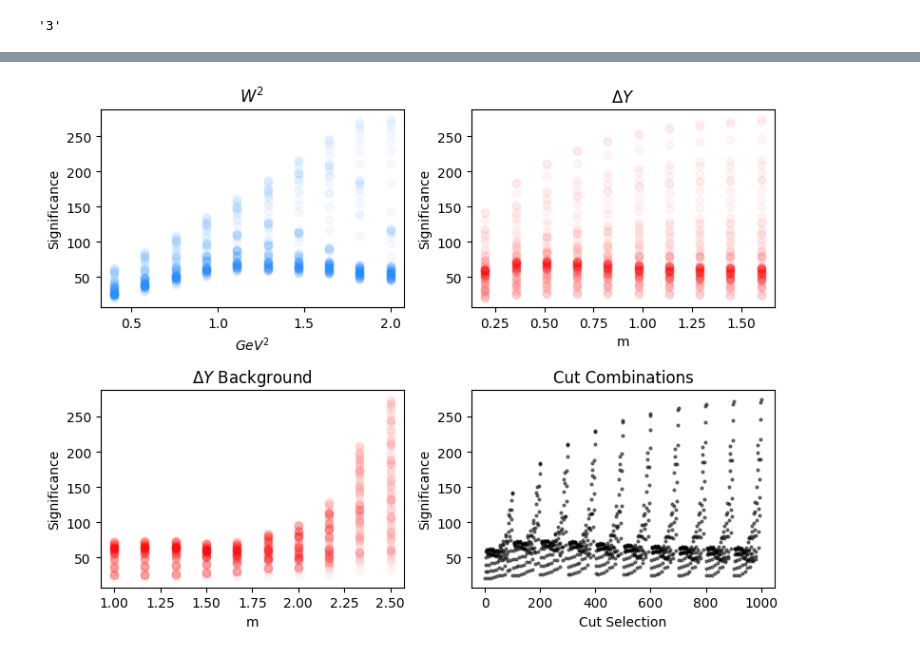
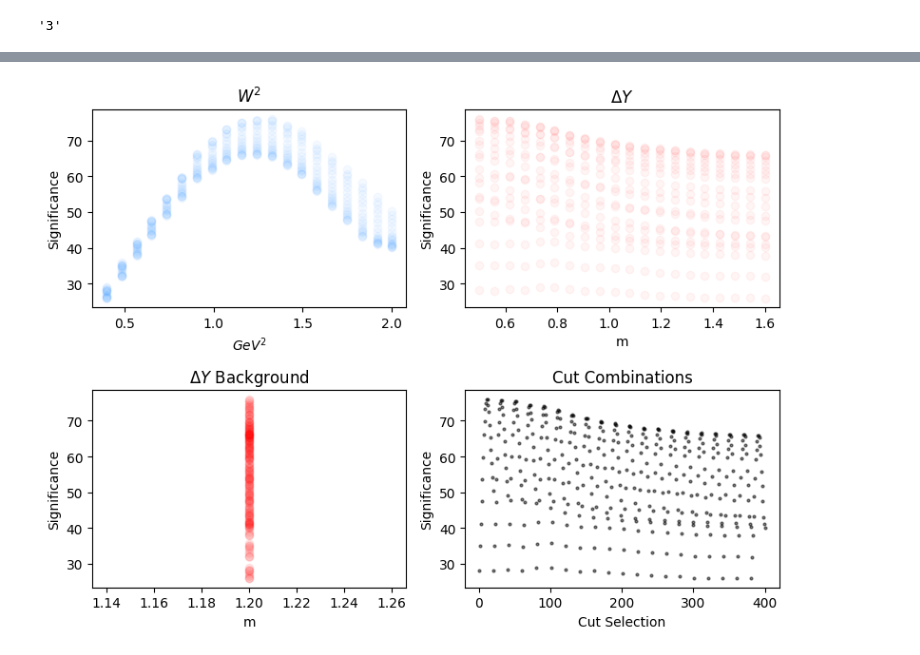
Before and after one commit to hp4xz/GEnAnalysis, a Jupyter notebook: analysis/cutselection.ipynb, the cells around one changed output, grey strips where cells are left out. Saved outputs shown, nothing was run; the diff lists cells and outputs as text; code cells hidden in the pictures.

```diff
--- a/analysis/cutselection.ipynb
+++ b/analysis/cutselection.ipynb
@@ -630,17 +655,16 @@ coinmax=CONFIG.Function_JSON("coinmax",f"../config/cuts{config}.cfg")
 
 
 
-granularity=10 # number of values for each cut
+granularity=20 # number of values for each cut
 
-dxtop=1
-
+dxtop=1.5
 dytop=1.6
 dybgtop=2.5
 w2top=2
 
 
-dxstart=.2
-dystart=.2
+dxstart=.4
+dystart=.5
 dybgstart=1
 w2start=.4
 
@@ -649,13 +673,15 @@ dx_array=np.array(dxstart)
 dy_array=np.array(dystart)
 dybg_array=np.array(dybgstart)
 w2_array=np.array(w2start)
-
 for i in range(0,len(scaler)):
     dx_array=np.append(dx_array,dxstart+(dxtop-dxstart)*scaler[i]/len(scaler))
     dy_array=np.append(dy_array,dystart+(dytop-dystart)*scaler[i]/len(scaler))
     dybg_array=np.append(dybg_array,dybgstart+(dybgtop-dybgstart)*scaler[i]/len(scaler))
     w2_array=np.append(w2_array,w2start+(W2top-w2start)*scaler[i]/len(scaler))
 
+
+dybg_array=np.array([dybgmax])
+
 #_____________Cut Combinations____________________
 cut_combinations = [( dy_value, dybg_value, w2_value) for dy_value in dy_array for dybg_value in dybg_array for w2_value in w2_array]
 
@@ -734,7 +768,7 @@ def CalculateSignificance(dy_value,dybg_value,w2_value,config):
 
     # Assuming the variables are already defined or loaded from the ROOT file
 
-    nbins = 100
+    nbins = 350
     xmin, xmax = -4, 2.5
     if config=="2":
         xmin=-5.5
@@ -803,7 +837,7 @@ def CalculateSignificance(dy_value,dybg_value,w2_value,config):
 
     # Fit distributions
     cfg = f"GEN{config}"
-    dists = DistributionFits(bg_shape_option="pol2" if cfg == "GEN2" else "from data")
+    dists = DistributionFits(bg_shape_option="pol4" if cfg == "GEN2" or cfg=="GEN3" else "from data")
     dists.hdx_data = (np.array([hdx_total_data.GetBinCenter(i) for i in range(1, hdx_total_data.GetNbinsX() + 1)]),
                       np.array([hdx_total_data.GetBinContent(i) for i in range(1, hdx_total_data.GetNbinsX() + 1)]))
     dists.hdx_sim_p = (np.array([hdx_sim_p.GetBinCenter(i) for i in range(1, hdx_sim_p.GetNbinsX() + 1)]),
@@ -831,11 +865,11 @@ def CalculateSignificance(dy_value,dybg_value,w2_value,config):
         hdx_sim_n_plot.SetBinContent(i + 1, hdx_sim_n[i])
 
 
-    totalHist=Function_HIST2NP(hdx_data_plot)
+    totalHist=Function_HIST2NP(hdx_total_fit_plot)
     bgHist=Function_HIST2NP(hdx_bg_plot)
     simpHist=Function_HIST2NP(hdx_sim_p_plot)
     simnHist=Function_HIST2NP(hdx_sim_n_plot)
-
+    dataHist=Function_HIST2NP(hdx_data_plot)
     #========================Calculate yields==================
     lower_bound = dxmin
     upper_bound = dxmax
@@ -852,12 +886,27 @@ def CalculateSignificance(dy_value,dybg_value,w2_value,config):
     bin_centers,bin_contents=totalHist
     numTotal=np.sum(bin_contents[(bin_centers >= lower_bound) & (bin_centers <= upper_bound)])
 
+    dbin_centers,dbin_contents=dataHist
+    numData=np.sum(dbin_contents[(dbin_centers >= lower_bound) & (dbin_centers <= upper_bound)])
+
     #___________________________________________________________________________
+    if not np.array_equal(dbin_centers, bin_centers):
+        raise ValueError("Histograms must have the same bin centers!")
+
+    # Calculate chi-squared inside of neutron peak
+    fitContents=bin_contents[(bin_centers >= lower_bound) & (bin_centers <= upper_bound)]
+    dataContents=dbin_contents[(dbin_centers >= lower_bound) & (dbin_centers <= upper_bound)]
+
+    fittot=bin_contents[(bin_centers >= -3) & (bin_centers <= 1)]
+    Dtot=dbin_contents[(dbin_centers >= -3) & (dbin_centers <= 1)]
+    chi_squared_total = np.sum((Dtot - fittot) ** 2 / fittot)
+    chi_squared_bounds=np.sum((dataContents - fitContents) ** 2 / fitContents)
 
     significance=numNeutron/np.sqrt(numNeutron+numBG)
 
-
-    return significance, numNeutron, numBG, (dy_value, dybg_value, w2_value)
+    #variation
+    CV = np.sum(np.abs(np.diff(dbin_contents)))
+    return significance, numNeutron, numBG, (dy_value, dybg_value, w2_value), chi_squared_total,chi_squared_bounds,CV
 # %%
 config
 # %% [output]
@@ -888,4 +938,6 @@ Error in <TList::Clear>: A list is accessing an object (0x6d9c0d0) already delet
 # %%
 final=np.transpose(Sigresults)
+# %%
+sig,N,BG,cuts,chiTot,chiBound,CV=final
 # %%
 np.save(f'SIGNIFICANCE/GEN{config}/Pass{pas}/SignificanceArray.npy',final)
@@ -911,32 +980,32 @@ plt.plot(cutnumber,final[0],'.',markersize=4,color='black',alpha=.5)
 # %%
-cut_values=final[-1]
+cut_values=cuts
 sigs=final[0]
 dy_values = [cut[0] for cut in cut_values]
 dybg_values = [cut[1] for cut in cut_values]
 w2_values = [cut[2] for cut in cut_values]
 
 plt.figure(figsize=(8, 6))
 
 plt.subplot(2, 2, 1)
 plt.title("$W^2$")
 plt.ylabel("Significance")
 plt.xlabel("$GeV^2$")
 plt.scatter(w2_values, sigs,alpha=0.04,color='dodgerblue')
 plt.subplot(2, 2, 2)
 plt.title("$\Delta Y$")
 plt.ylabel("Significance")
 plt.xlabel("m")
 plt.scatter(dy_values, sigs,alpha=0.04,color='red')
 plt.subplot(2, 2, 3)
 plt.title("$\Delta Y$ Background")
 plt.ylabel("Significance")
 plt.xlabel("m")
 plt.scatter(dybg_values, sigs,alpha=0.04,color='red')
 plt.subplot(2,2,4)
 plt.title("Cut Combinations")
 plt.ylabel("Significance")
 plt.xlabel("Cut Selection")
 plt.plot(cutnumber,final[0],'.',markersize=4,color='black',alpha=.5)
 plt.tight_layout()
 # %% [output]
-[figure, old version]
+[figure, new version]
```
Also changed, not shown: parts of 27 cells of this notebook, 18 other files.
